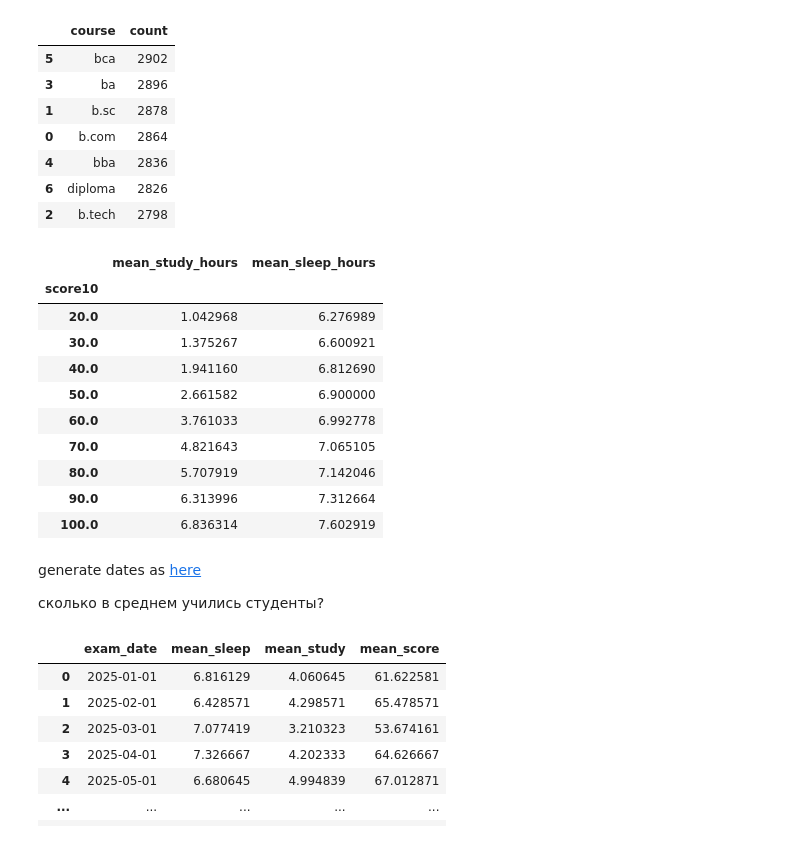
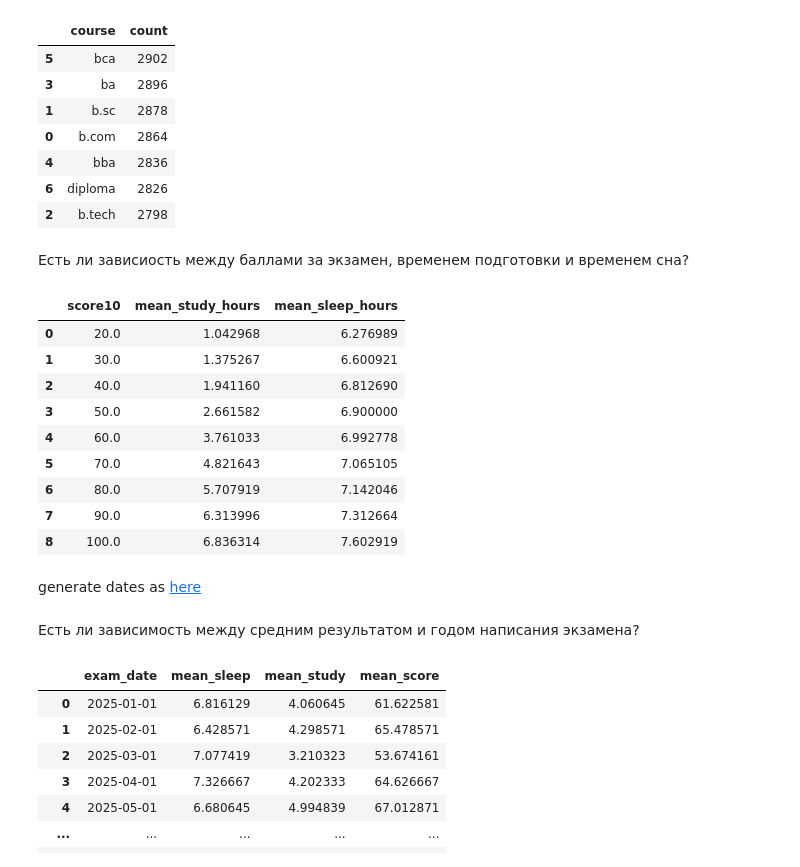
Before and after one commit to mkgurenkov/ai-systems, a Jupyter notebook: l1/l1.ipynb, the cells around one changed output. Saved outputs shown, nothing was run; the diff lists cells and outputs as text; code cells hidden in the pictures.

```diff
--- a/l1/l1.ipynb
+++ b/l1/l1.ipynb
@@ -119,4 +102,4 @@ $sin(X) \approx X - \frac{X^3}{3!} + \frac{X^5}{5!} - \frac{X^7}{7!}+ \dots - \f
 # %%
 import pandas as pd
 
-df = pd.read_csv("Exam_Score_Prediction.csv")
+raw = pd.read_csv("Exam_Score_Prediction.csv")
@@ -131,25 +116,24 @@ df.groupby("course").agg(count=("student_id", "count")).reset_index().sort_value
 | 4 | bba | 2836 |
 | 6 | diploma | 2826 |
 | 2 | b.tech | 2798 |
+# %% [markdown]
+Есть ли зависиость между баллами за экзамен, временем подготовки и временем сна?
 # %%
-df.assign(score10=df["exam_score"].round(-1)).groupby("score10").agg(
+raw.assign(score10=df["exam_score"].round(-1)).groupby("score10").agg(
         mean_study_hours=("study_hours", "mean"),
         mean_sleep_hours=("sleep_hours", "mean")
-    )
+).reset_index()
 # %% [output]
-|  | mean_study_hours | mean_sleep_hours |
-| score10 |  |  |
-| 20.0 | 1.042968 | 6.276989 |
-| 30.0 | 1.375267 | 6.600921 |
-| 40.0 | 1.941160 | 6.812690 |
-| 50.0 | 2.661582 | 6.900000 |
-| 60.0 | 3.761033 | 6.992778 |
-| 70.0 | 4.821643 | 7.065105 |
-| 80.0 | 5.707919 | 7.142046 |
-| 90.0 | 6.313996 | 7.312664 |
-| 100.0 | 6.836314 | 7.602919 |
+|  | score10 | mean_study_hours | mean_sleep_hours |
+| 0 | 20.0 | 1.042968 | 6.276989 |
+| 1 | 30.0 | 1.375267 | 6.600921 |
+| 2 | 40.0 | 1.941160 | 6.812690 |
+| 3 | 50.0 | 2.661582 | 6.900000 |
+| 4 | 60.0 | 3.761033 | 6.992778 |
+| 5 | 70.0 | 4.821643 | 7.065105 |
+| 6 | 80.0 | 5.707919 | 7.142046 |
+| 7 | 90.0 | 6.313996 | 7.312664 |
+| 8 | 100.0 | 6.836314 | 7.602919 |
 # %% [markdown]
 generate dates as [here](https://pandas.pydata.org/pandas-docs/stable/user_guide/timeseries.html#timeseries-aggregate:~:text=pd.date_range(%221/1/2012%22%2C%20freq%3D%22s%22%2C%20periods%3D1000)%2C)
-
-сколько в среднем учились студенты?
 # %%
@@ -158 +142,3 @@ df_with_dates['exam_date'] = pd.date_range('2025-01-01', periods=len(df_with_dat
+# %% [markdown]
+Есть ли зависимость между средним результатом и годом написания экзамена?
 # %%
```
Also changed, not shown: parts of 35 cells of this notebook, 2 other files.
